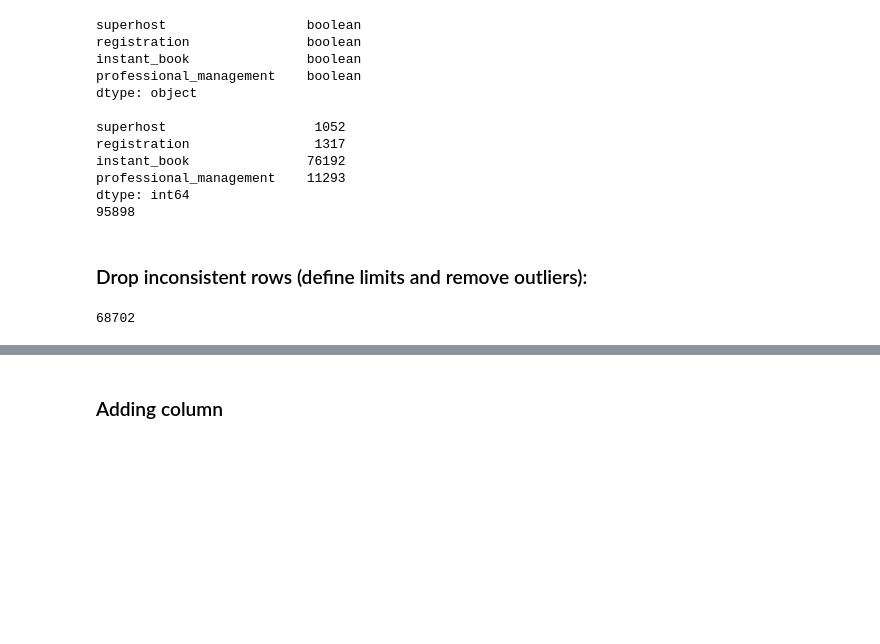
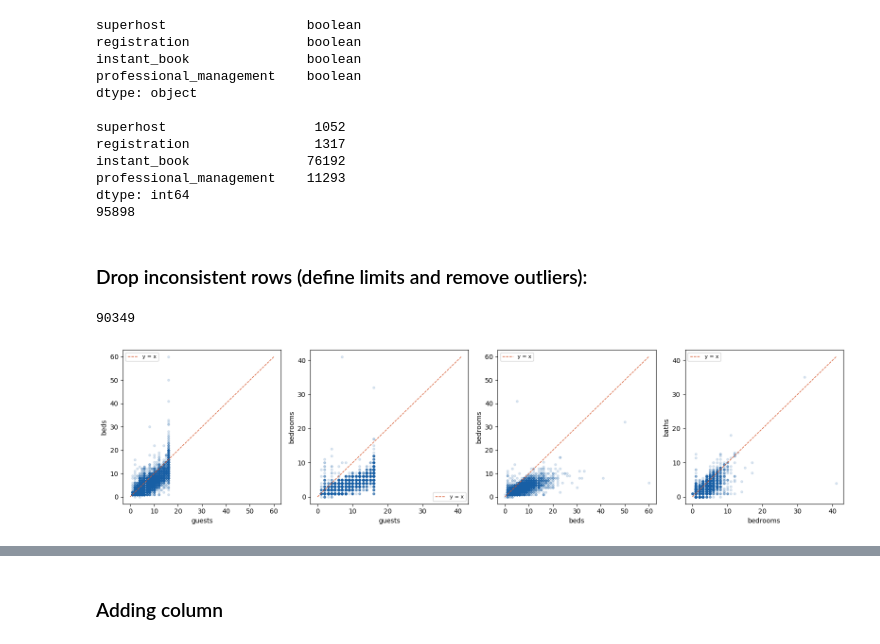
Before and after one commit to HenriquePRebolho/AirbnbDataMining, a Jupyter notebook: eda_etl/listings_eda_etl.ipynb, the cells around one changed output, grey strips where cells are left out. Saved outputs shown, nothing was run; the diff lists cells and outputs as text; code cells hidden in the pictures; blank space fills up the shorter version.

```diff
--- a/eda_etl/listings_eda_etl.ipynb
+++ b/eda_etl/listings_eda_etl.ipynb
@@ -205,15 +205,6 @@ dtype: int64
 ### Drop inconsistent rows (define limits and remove outliers):
 # %%
 df_fixing = df_fixing[
-    # Keeping rows without inconcistencies between bedrooms, beds, guests and baths
-    # TODO: CHECK OUTLIERS
-    (df_fixing["bedrooms"] <= df_fixing["beds"]) &
-    (df_fixing["bedrooms"] <= df_fixing["guests"]) &
-    (df_fixing["beds"] <= df_fixing["guests"]) &
-    (df_fixing["baths"] <= df_fixing["guests"]) &
-    (df_fixing["baths"] <= df_fixing["beds"]) &
-    (df_fixing["baths"] <= df_fixing["bedrooms"] * 2) &
-
     # Keeping rows with rating between 0 and 5 stars
     ((df_fixing["rating_overall"] >= 0) & (df_fixing["rating_overall"] <= 5)) &
     ((df_fixing["rating_accuracy"] >= 0) & (df_fixing["rating_accuracy"] <= 5)) &
@@ -235,4 +226,4 @@ df_fixing = df_fixing[
 
 print(len(df_fixing))
 # %% [output]
-68702
+90349
@@ -238,0 +238,23 @@ print(len(df_fixing))
+# %%
+pairs = [
+    ('guests', 'beds'),
+    ('guests', 'bedrooms'),
+    ('beds', 'bedrooms'),
+    ('bedrooms', 'baths'),
+]
+
+fig, axes = plt.subplots(1, 4, figsize=(16, 4))
+
+for ax, (x, y) in zip(axes, pairs):
+    ax.scatter(df[x], df[y], alpha=0.15, s=10, color='#185FA5')
+    ax.set_xlabel(x); ax.set_ylabel(y)
+    # reference line: y should be ≤ x for most pairs
+    lim = max(df[x].max(), df[y].max())
+    ax.plot([0, lim], [0, lim], '--', color='#D85A30',
+            linewidth=1, label='y = x')
+    ax.legend(fontsize=8)
+
+plt.tight_layout()
+plt.show()
+# %% [output]
+[figure, added]
```
Also changed, not shown: parts of 19 cells of this notebook, 9 other files.
